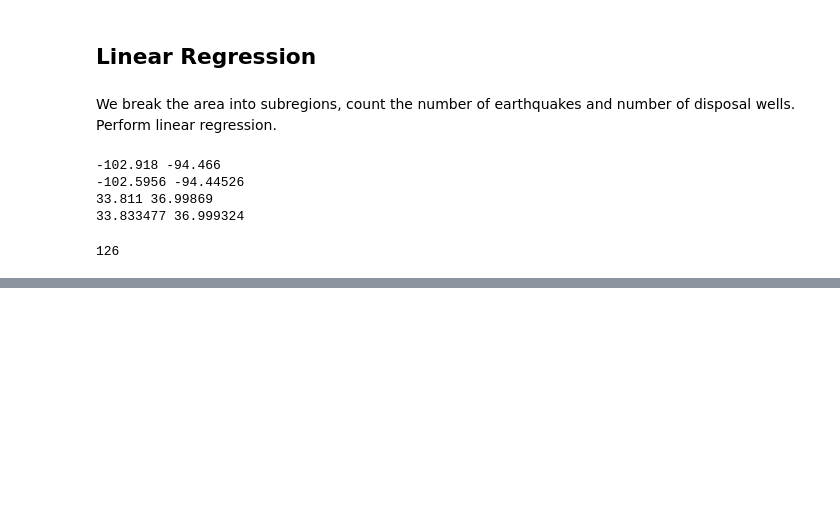
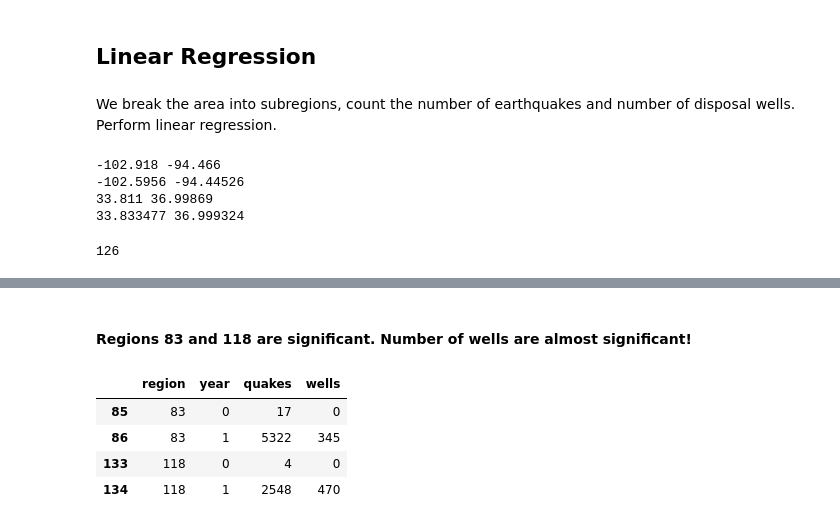
Before and after one commit to tperol/earthquake-clusters, a Jupyter notebook: Experiment_Poels.ipynb, the cells around one changed output, grey strips where cells are left out. Cells and saved outputs as stored; diff of their text form; code cells hidden in the pictures; blank space fills up the shorter version.

```diff
--- a/Experiment_Poels.ipynb
+++ b/Experiment_Poels.ipynb
@@ -407 +453,12 @@ del year
+# %% [markdown]
+#### Regions 83 and 118 are significant. Number of wells are almost significant!
+# %%
+sigwellsdf = datadf_reg[(datadf_reg['region']==83) | (datadf_reg['region']==118)]
+sigwellsdf.head()
+# %% [output]
+|  | region | year | quakes | wells |
+| 85 | 83 | 0 | 17 | 0 |
+| 86 | 83 | 1 | 5322 | 345 |
+| 133 | 118 | 0 | 4 | 0 |
+| 134 | 118 | 1 | 2548 | 470 |
 # %%
```
Also changed, not shown: parts of 19 cells of this notebook, 3 other files.
